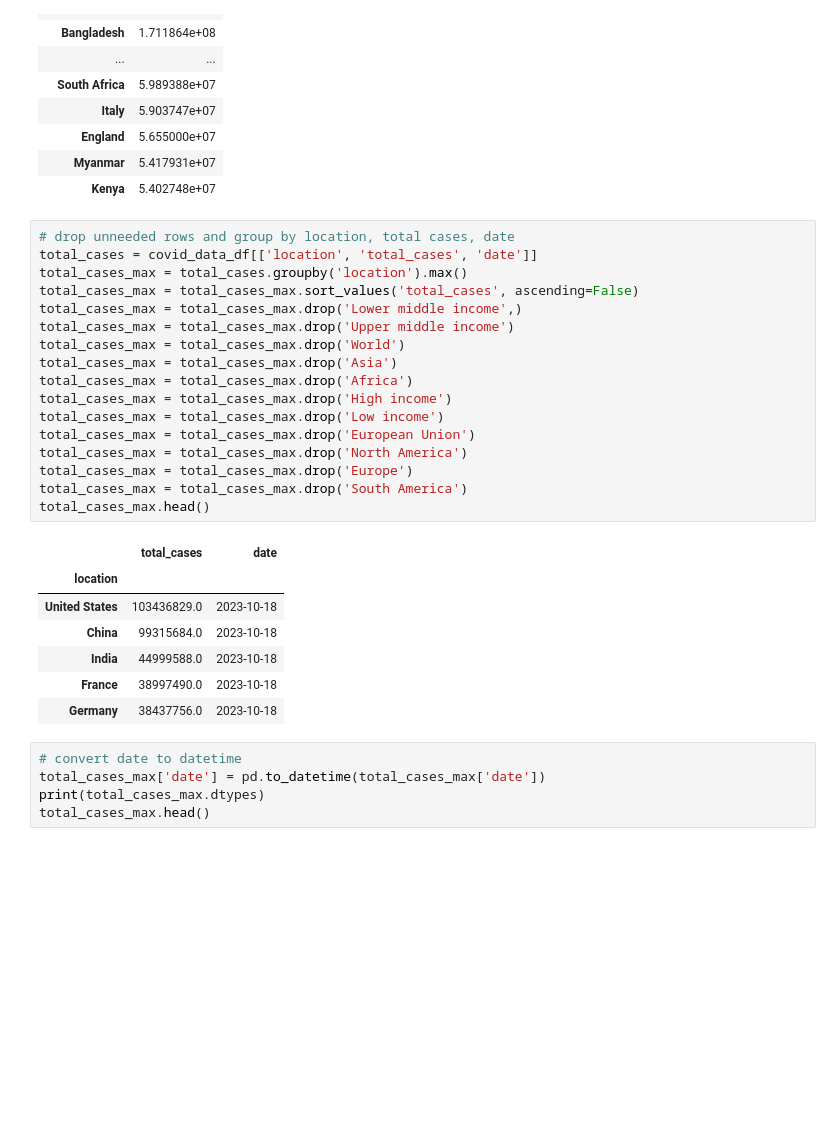
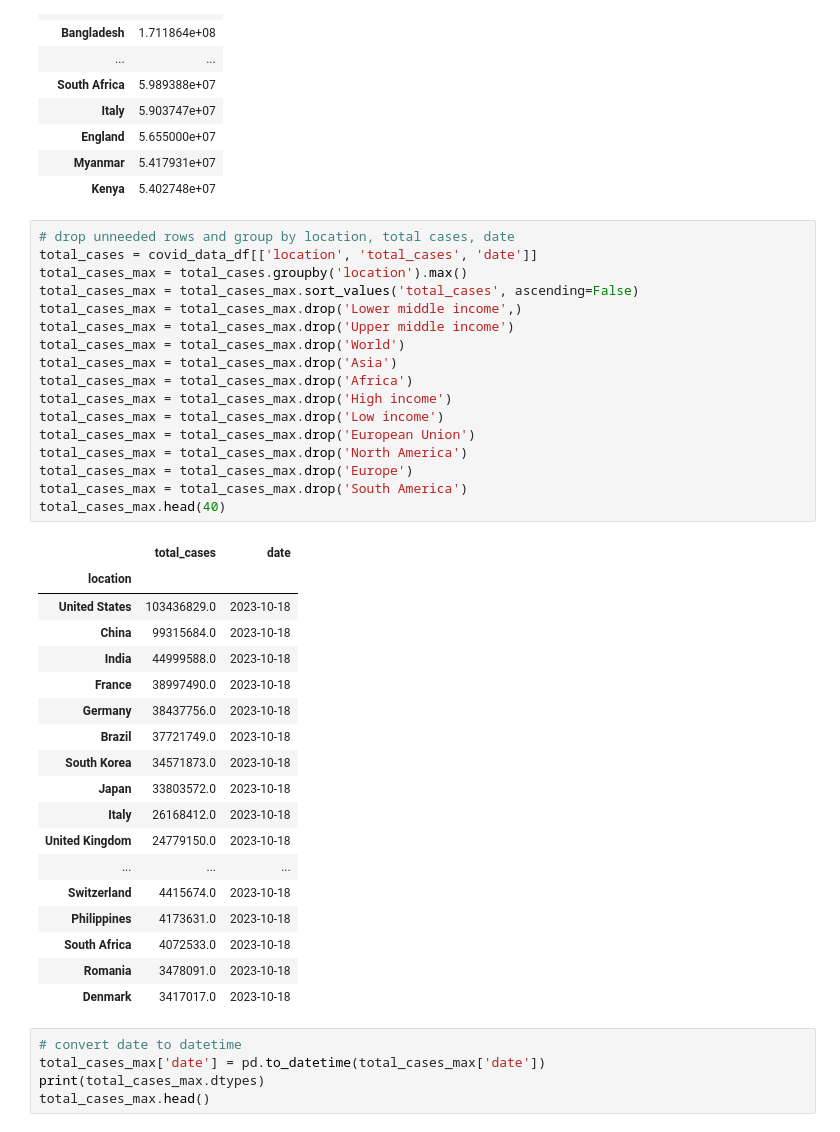
Before and after one commit to datla-ria/Project-1, a Jupyter notebook: project-1.ipynb, the cells around one changed output. Cells and saved outputs as stored; diff of their text form; blank space fills up the shorter version.

```diff
--- a/project-1.ipynb
+++ b/project-1.ipynb
@@ -223,28 +355,39 @@ location_population_max.head(30)
 # %%
 # drop unneeded rows and group by location, total cases, date
 total_cases = covid_data_df[['location', 'total_cases', 'date']]
 total_cases_max = total_cases.groupby('location').max()
 total_cases_max = total_cases_max.sort_values('total_cases', ascending=False)
 total_cases_max = total_cases_max.drop('Lower middle income',)
 total_cases_max = total_cases_max.drop('Upper middle income')
 total_cases_max = total_cases_max.drop('World')
 total_cases_max = total_cases_max.drop('Asia')
 total_cases_max = total_cases_max.drop('Africa')
 total_cases_max = total_cases_max.drop('High income')
 total_cases_max = total_cases_max.drop('Low income')
 total_cases_max = total_cases_max.drop('European Union')
 total_cases_max = total_cases_max.drop('North America')
 total_cases_max = total_cases_max.drop('Europe')
 total_cases_max = total_cases_max.drop('South America')
-total_cases_max.head()
+total_cases_max.head(40)
 # %% [output]
 |  | total_cases | date |
 | location |  |  |
 | United States | 103436829.0 | 2023-10-18 |
 | China | 99315684.0 | 2023-10-18 |
 | India | 44999588.0 | 2023-10-18 |
 | France | 38997490.0 | 2023-10-18 |
 | Germany | 38437756.0 | 2023-10-18 |
+| Brazil | 37721749.0 | 2023-10-18 |
+| South Korea | 34571873.0 | 2023-10-18 |
+| Japan | 33803572.0 | 2023-10-18 |
+| Italy | 26168412.0 | 2023-10-18 |
+| United Kingdom | 24779150.0 | 2023-10-18 |
+| ... | ... | ... |
+| Switzerland | 4415674.0 | 2023-10-18 |
+| Philippines | 4173631.0 | 2023-10-18 |
+| South Africa | 4072533.0 | 2023-10-18 |
+| Romania | 3478091.0 | 2023-10-18 |
+| Denmark | 3417017.0 | 2023-10-18 |
 # %%
 # convert date to datetime
 total_cases_max['date'] = pd.to_datetime(total_cases_max['date'])
```
Also changed, not shown: parts of 10 cells of this notebook.
